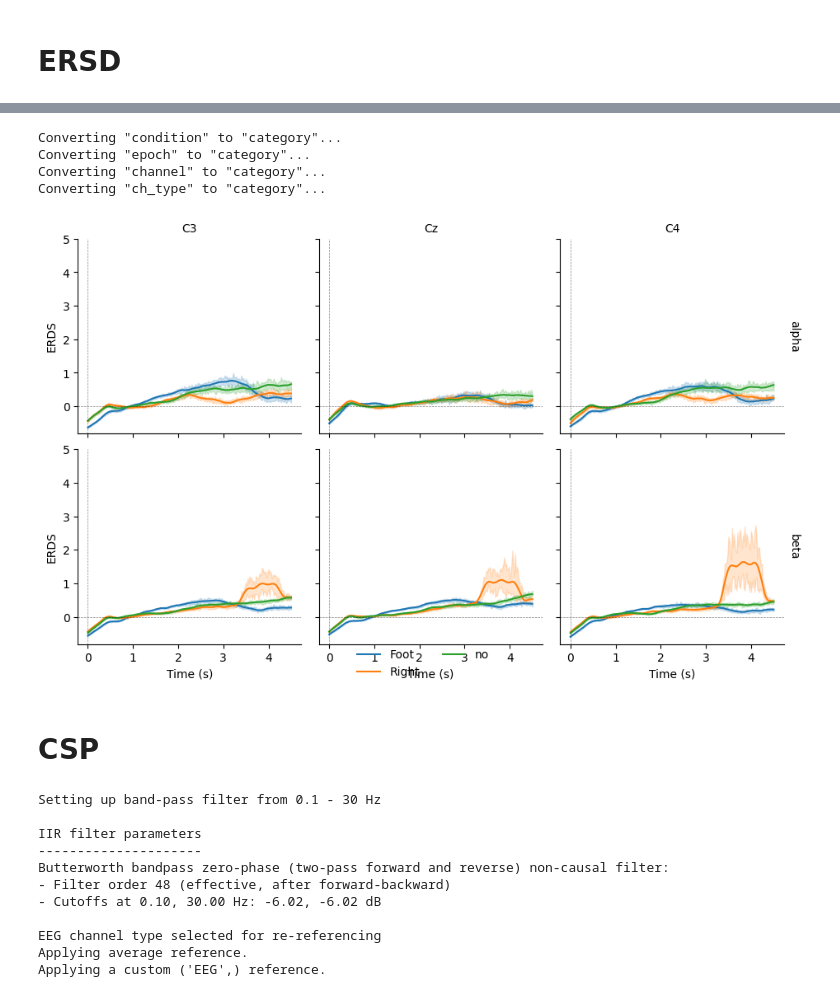
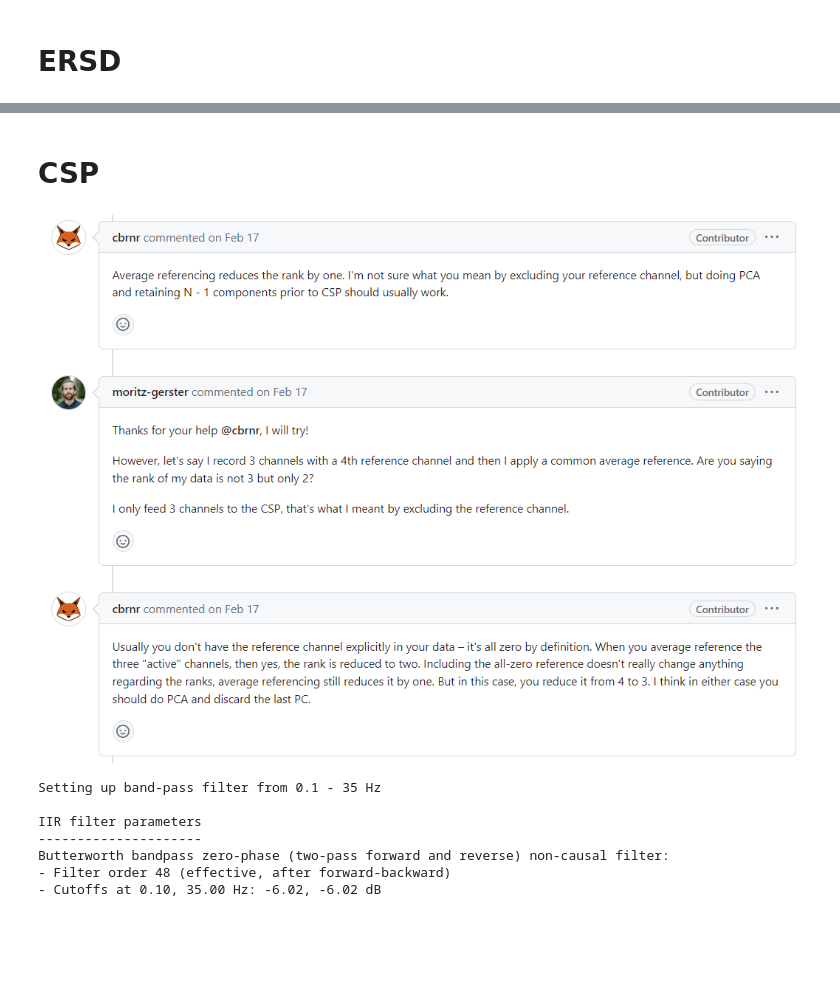
Before and after one commit to pipogood/Senior_Thesis, a Jupyter notebook: BCI_competition._preprocess.ipynb, the cells around one changed output, grey strips where cells are left out. Drawn from its saved outputs; the diff is of its cells as text; code cells hidden in the pictures; blank space fills up the shorter version.

```diff
--- a/BCI_competition._preprocess.ipynb
+++ b/BCI_competition._preprocess.ipynb
@@ -328,37 +303,31 @@ Step-down-in-jumps iteration #1 found 1 cluster to exclude from subsequent itera
 # %%
-df = tfr.to_data_frame(time_format=None, long_format=True)
+# df = tfr.to_data_frame(time_format=None, long_format=True)
 
-# Map to frequency bands:
-freq_bounds = {"_": 0, "delta": 3, "theta": 7, "alpha": 13, "beta": 35, "gamma": 140}
-df["band"] = pd.cut(
-    df["freq"], list(freq_bounds.values()), labels=list(freq_bounds)[1:]
-)
+# # Map to frequency bands:
+# freq_bounds = {"_": 0, "delta": 3, "theta": 7, "alpha": 13, "beta": 35, "gamma": 140}
+# df["band"] = pd.cut(
+#     df["freq"], list(freq_bounds.values()), labels=list(freq_bounds)[1:]
+# )
 
-# Filter to retain only relevant frequency bands:
-freq_bands_of_interest = ["delta", "theta", "alpha", "beta"]
-df = df[df.band.isin(freq_bands_of_interest)]
-df["band"] = df["band"].cat.remove_unused_categories()
+# # Filter to retain only relevant frequency bands:
+# freq_bands_of_interest = ["delta", "theta", "alpha", "beta"]
+# df = df[df.band.isin(freq_bands_of_interest)]
+# df["band"] = df["band"].cat.remove_unused_categories()
 
-# Order channels for plotting:
-df["channel"] = df["channel"].cat.reorder_categories(("C3", "Cz", "C4"), ordered=True)
+# # Order channels for plotting:
+# df["channel"] = df["channel"].cat.reorder_categories(("C3", "Cz", "C4"), ordered=True)
 
-g = sns.FacetGrid(df, row="band", col="channel", margin_titles=True)
-g.map(sns.lineplot, "time", "value", "condition", n_boot=10)
-axline_kw = dict(color="black", linestyle="dashed", linewidth=0.5, alpha=0.5)
-g.map(plt.axhline, y=0, **axline_kw)
-g.map(plt.axvline, x=0, **axline_kw)
-g.set(ylim=(None, vmax))
-g.set_axis_labels("Time (s)", "ERDS")
-g.set_titles(col_template="{col_name}", row_template="{row_name}")
-g.add_legend(ncol=2, loc="lower center")
-g.fig.subplots_adjust(left=0.1, right=0.9, top=0.9, bottom=0.08)
-plt.show()
+# g = sns.FacetGrid(df, row="band", col="channel", margin_titles=True)
+# g.map(sns.lineplot, "time", "value", "condition", n_boot=10)
+# axline_kw = dict(color="black", linestyle="dashed", linewidth=0.5, alpha=0.5)
+# g.map(plt.axhline, y=0, **axline_kw)
+# g.map(plt.axvline, x=0, **axline_kw)
+# g.set(ylim=(None, vmax))
+# g.set_axis_labels("Time (s)", "ERDS")
+# g.set_titles(col_template="{col_name}", row_template="{row_name}")
+# g.add_legend(ncol=2, loc="lower center")
+# g.fig.subplots_adjust(left=0.1, right=0.9, top=0.9, bottom=0.08)
+# plt.show()
-# %% [output]
-Converting "condition" to "category"...
-Converting "epoch" to "category"...
-Converting "channel" to "category"...
-Converting "ch_type" to "category"...
-[figure, removed]
 # %% [markdown]
 # CSP
 # %%
@@ -378,21 +347,21 @@ from mne.io import concatenate_raws, read_raw_edf
 from mne.datasets import eegbci
 from mne.decoding import CSP
 from mne.time_frequency import AverageTFR
+# %%
+from IPython.display import Image
+Image('csp_problem.png')
+# %% [output]
+[figure, added]
 # %%
-CSP_epochs = epochs.copy().filter(l_freq=0.1, h_freq=30.0, method = 'iir', iir_params= {"order": 12, "ftype":'butter'})
-CSP_epochs = CSP_epochs.copy().set_eeg_reference(ref_channels="average")
-np.set_printoptions(formatter={'float_kind':'{:f}'.format})
+CSP_epochs = epochs.copy().filter(l_freq=0.1, h_freq=35.0, method = 'iir', iir_params= {"order": 12, "ftype":'butter'})
+# CSP_epochs = CSP_epochs.copy().set_eeg_reference(ref_channels="average")
 CSP_train = CSP_epochs['Right','Foot'].crop(tmin=0.0, tmax=3.5)
 labels = CSP_train.events[:, -1]
 # %% [output]
-Setting up band-pass filter from 0.1 - 30 Hz
+Setting up band-pass filter from 0.1 - 35 Hz
 
 IIR filter parameters
 ---------------------
 Butterworth bandpass zero-phase (two-pass forward and reverse) non-causal filter:
 - Filter order 48 (effective, after forward-backward)
-- Cutoffs at 0.10, 30.00 Hz: -6.02, -6.02 dB
-
-EEG channel type selected for re-referencing
-Applying average reference.
-Applying a custom ('EEG',) reference.
+- Cutoffs at 0.10, 35.00 Hz: -6.02, -6.02 dB
```
Also changed, not shown: parts of 12 cells of this notebook, 2 other files.
